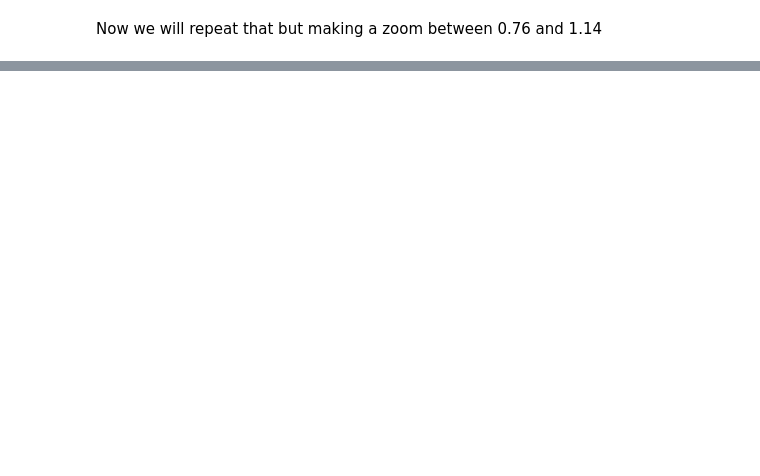
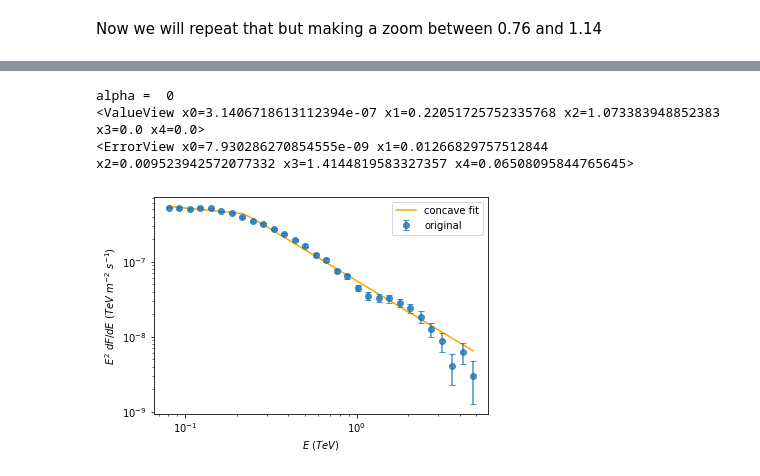
Before and after one commit to R-Grau/EBLpy, a Jupyter notebook: Multiple_Broken_power_law3.ipynb, the cells around one changed output, grey strips where cells are left out. Saved outputs shown, nothing was run; the diff lists cells and outputs as text; code cells hidden in the pictures; blank space fills up the shorter version.

```diff
--- a/Multiple_Broken_power_law3.ipynb
+++ b/Multiple_Broken_power_law3.ipynb
@@ -378,0 +436,62 @@ plt.show()
+# %%
+my_generator = np.random.default_rng(9)
+Simbckg1 = my_generator.poisson(bckgmu)
+# Simbckg1 = Simbckg1.astype(float)
+# for i in range(len(Simbckg1)):
+#     if Simbckg1[i] == 0:
+#         Simbckg1[i] = bckgmu[i]
+Simbckg1_u = np.sqrt(Simbckg1)
+Simbckg5 = my_generator.poisson(5*bckgmu)/5
+# Simbckg5 = Simbckg5.astype(float)
+# for i in range(len(Simbckg5)):
+#     if Simbckg5[i] == 0:
+#         Simbckg5[i] = bckgmu[i]
+Simbckg5_u = np.sqrt(Simbckg5)
+
+N = my_generator.poisson(mu_vec_reco)
+
+for i in range(len(N)): #this is used to avoid crashing when dividing by 0.
+    if N[i] == 0:
+        N[i] = 1
+N_u = np.sqrt(N)
+
+NpB = np.around(N + Simbckg1 - Simbckg5).astype(int)
+NpB_u = N_u + Simbckg1_u - Simbckg5_u
+
+dNdE_b = NpB[1:] / EffaA2[1:35] / Ebinsw[3:37] / time  #not strictly correct after energy migration
+dNdE_b_u = NpB_u[1:] / EffaA2[1:35] / Ebinsw[3:37] / time
+
+SED = np.square(E[3:37]) * dNdE_b
+SED_u = np.square(E[3:37]) * dNdE_b_u
+
+chisqs = []
+alphas = np.arange(0,2.05,0.05) #if you want to change the alpha values
+
+
+alpha = 0
+print("alpha = ", alpha)
+dNdE2 = dNdE_b[4:] * np.exp(alpha*tau[7:37])
+dNdE2_u = dNdE_b_u[4:] * np.exp(alpha*tau[7:37])
+SED2 = np.square(E[7:37]) * dNdE2
+SED_u2 = np.square(E[7:37]) * dNdE2_u
+ydata = SED2
+xdata = E[7:37]
+knots = 3
+ydata_u = SED_u2
+initial_guess = np.array([5e-7, 0, 0, 0, 0]) #phi_0, lam1, deltas (len(deltas)=knots))
+things = multiple_bpl_fit(initial_guess=initial_guess)
+chi2 = chisq(SED2, multiple_bpl(E[7:37], things.values), SED_u2)
+
+plt.plot(xdata, multiple_bpl(xdata, things.values), label='concave fit', color = 'orange')
+plt.errorbar(xdata, ydata, label='original',yerr = ydata_u, capsize=3, fmt='o', alpha=0.8)
+plt.xscale('log')
+plt.yscale('log')
+plt.xlabel(r"$E$ ($TeV$)")
+plt.ylabel(r"$E^2$ $dF/dE$ ($TeV$ $m^{-2}$ $s^{-1}$)")
+plt.legend()
+plt.show()
+# %% [output]
+alpha =  0
+<ValueView x0=3.1406718613112394e-07 x1=0.22051725752335768 x2=1.073383948852383 x3=0.0 x4=0.0>
+<ErrorView x0=7.930286270854555e-09 x1=0.01266829757512844 x2=0.009523942572077332 x3=1.4144819583327357 x4=0.06508095844765645>
+[figure, added]
```
Also changed, not shown: parts of 7 cells of this notebook, 1 other file.
